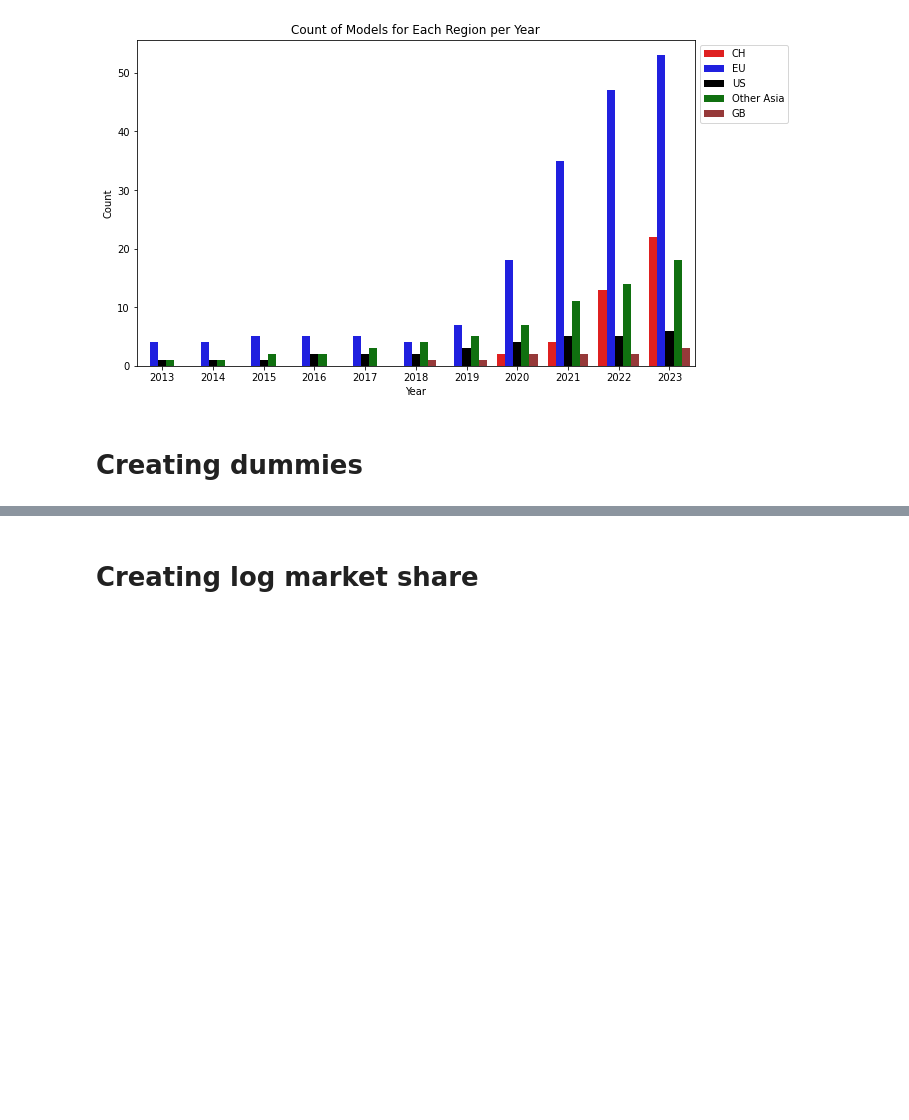
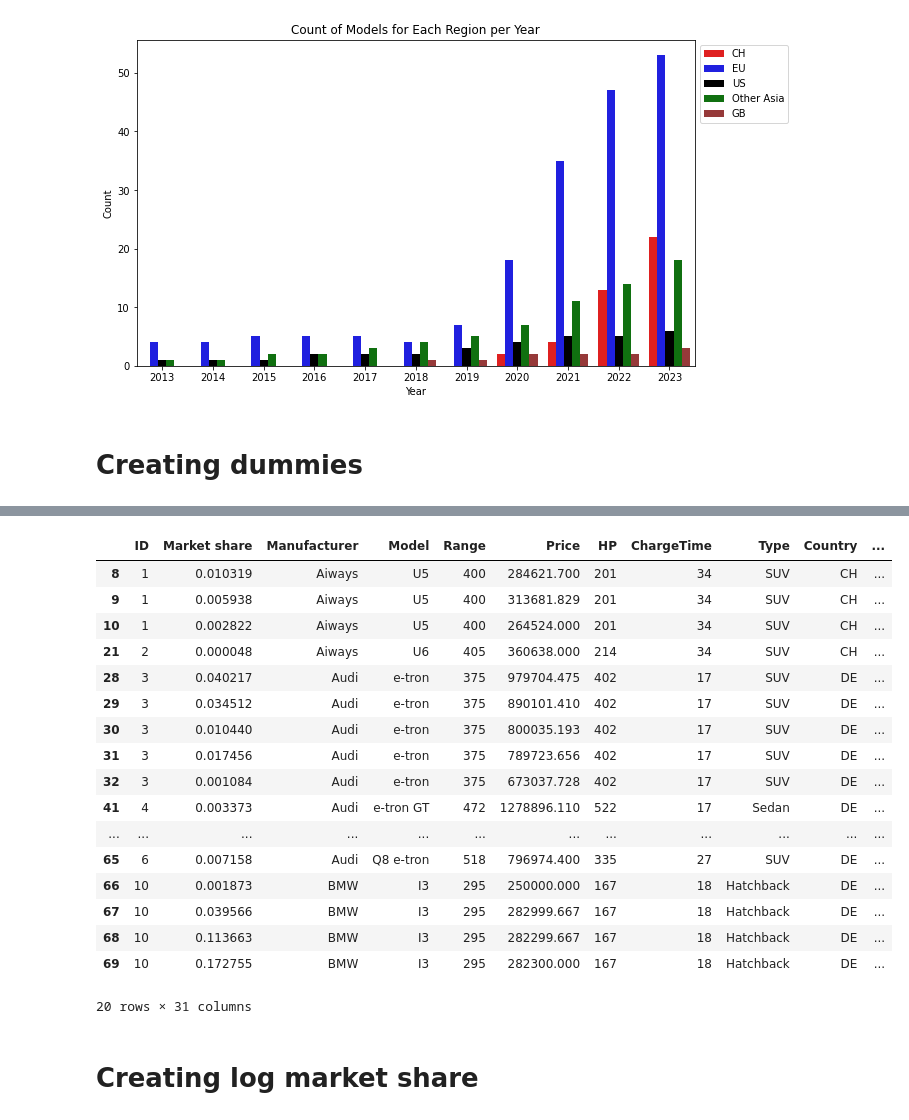
Before and after one commit to Mikkelbos/Bachelor, a Jupyter notebook: V_kode.ipynb, the cells around one changed output, grey strips where cells are left out. Drawn from its saved outputs; the diff is of its cells as text; code cells hidden in the pictures; blank space fills up the shorter version.

```diff
--- a/V_kode.ipynb
+++ b/V_kode.ipynb
@@ -117,6 +198,27 @@ data = pd.get_dummies(data, columns=['year'], drop_first=True)
 
 # Creating dummy for china
 data['China'] = (data['Country'] == 'CH').astype(int)
+# %%
+data.head(20)
+# %% [output]
+|  | ID | Market share | Manufacturer | Model | Range | Price | HP | ChargeTime | Type | Country | ... |
+| 8 | 1 | 0.010319 | Aiways | U5 | 400 | 284621.700 | 201 | 34 | SUV | CH | ... |
+| 9 | 1 | 0.005938 | Aiways | U5 | 400 | 313681.829 | 201 | 34 | SUV | CH | ... |
+| 10 | 1 | 0.002822 | Aiways | U5 | 400 | 264524.000 | 201 | 34 | SUV | CH | ... |
+| 21 | 2 | 0.000048 | Aiways | U6 | 405 | 360638.000 | 214 | 34 | SUV | CH | ... |
+| 28 | 3 | 0.040217 | Audi | e-tron | 375 | 979704.475 | 402 | 17 | SUV | DE | ... |
+| 29 | 3 | 0.034512 | Audi | e-tron | 375 | 890101.410 | 402 | 17 | SUV | DE | ... |
+| 30 | 3 | 0.010440 | Audi | e-tron | 375 | 800035.193 | 402 | 17 | SUV | DE | ... |
+| 31 | 3 | 0.017456 | Audi | e-tron | 375 | 789723.656 | 402 | 17 | SUV | DE | ... |
+| 32 | 3 | 0.001084 | Audi | e-tron | 375 | 673037.728 | 402 | 17 | SUV | DE | ... |
+| 41 | 4 | 0.003373 | Audi | e-tron GT | 472 | 1278896.110 | 522 | 17 | Sedan | DE | ... |
+| ... | ... | ... | ... | ... | ... | ... | ... | ... | ... | ... | ... |
+| 65 | 6 | 0.007158 | Audi | Q8 e-tron | 518 | 796974.400 | 335 | 27 | SUV | DE | ... |
+| 66 | 10 | 0.001873 | BMW | I3 | 295 | 250000.000 | 167 | 18 | Hatchback | DE | ... |
+| 67 | 10 | 0.039566 | BMW | I3 | 295 | 282999.667 | 167 | 18 | Hatchback | DE | ... |
+| 68 | 10 | 0.113663 | BMW | I3 | 295 | 282299.667 | 167 | 18 | Hatchback | DE | ... |
+| 69 | 10 | 0.172755 | BMW | I3 | 295 | 282300.000 | 167 | 18 | Hatchback | DE | ... |
+20 rows × 31 columns
 # %% [markdown]
 # Creating log market share
 # %%
```
Also changed, not shown: parts of 8 cells of this notebook.
